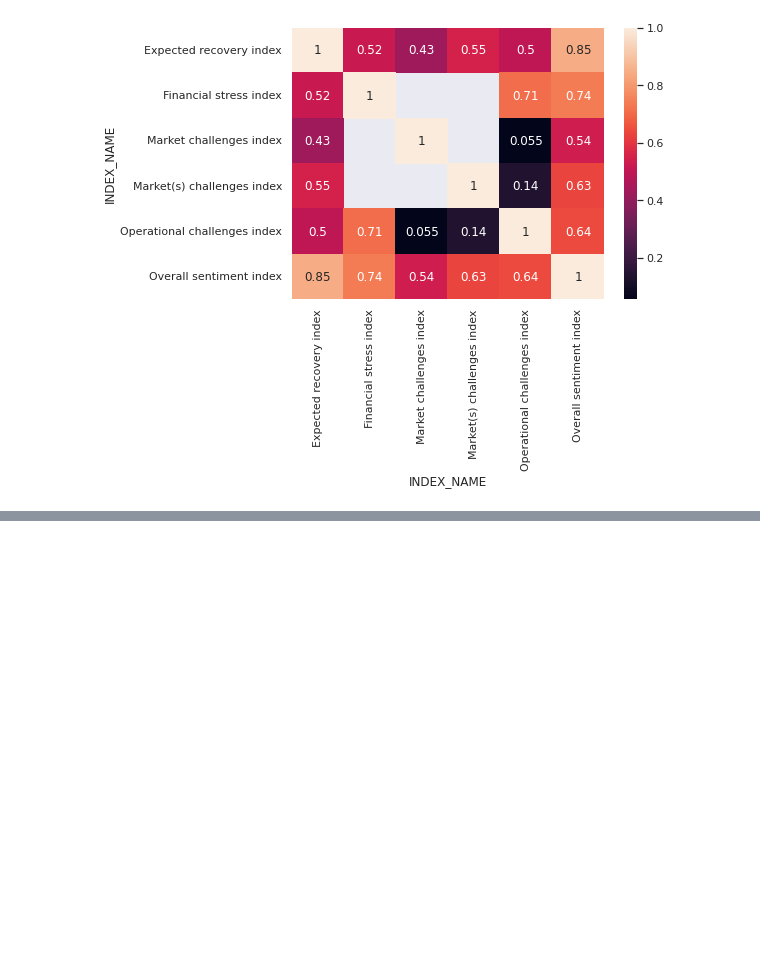
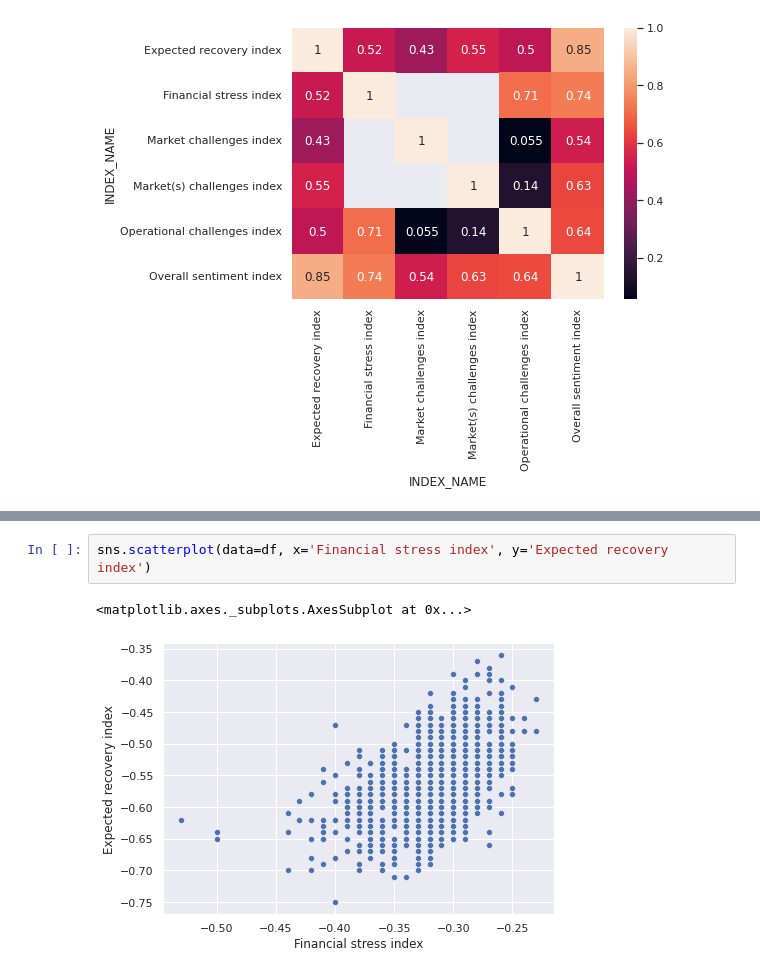
Before and after one commit to elizabethyoo/team_9, a Jupyter notebook: SBPS_indexlevel.ipynb, the cells around one changed output, grey strips where cells are left out. Cells and saved outputs as stored; diff of their text form; blank space fills up the shorter version.

```diff
--- a/SBPS_indexlevel.ipynb
+++ b/SBPS_indexlevel.ipynb
@@ -279,0 +286,5 @@ sns.heatmap(df.corr(), annot=True)
+# %%
+sns.scatterplot(data=df, x='Financial stress index', y='Expected recovery index')
+# %% [output]
+<matplotlib.axes._subplots.AxesSubplot at 0x...>
+[figure, added]
```
Also changed, not shown: parts of 1 cell of this notebook.
